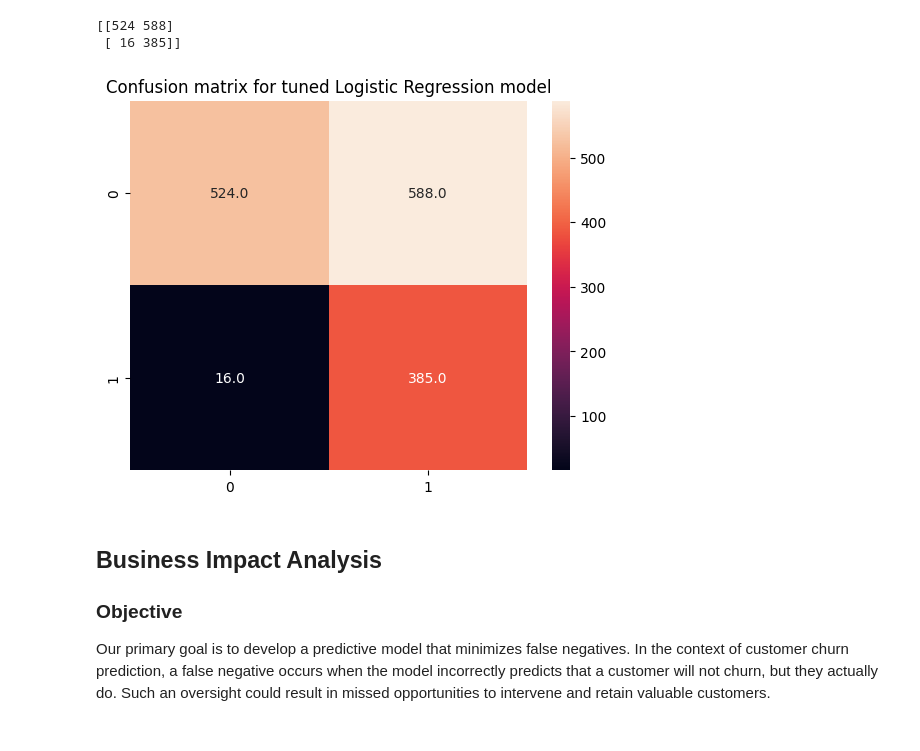
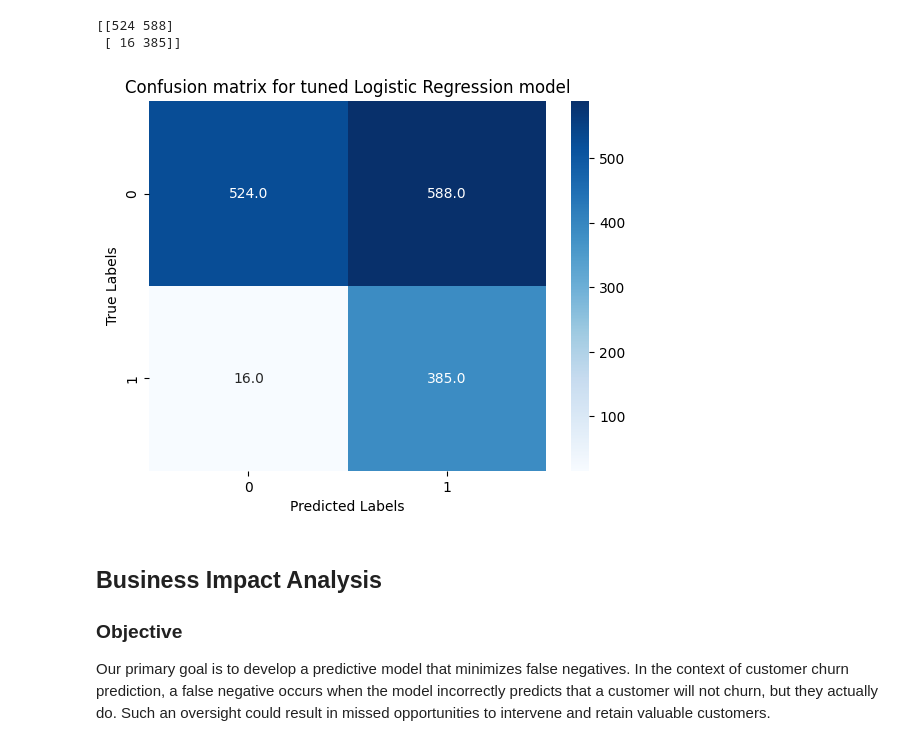
Before and after one commit to murithidenisgitobu/Vodafone_Corporation_Customer_Churn_Prediction, a Jupyter notebook: Customer_Churn_Prediction_Notebook.ipynb, the cells around one changed output. Cells and saved outputs as stored; diff of their text form; code cells hidden in the pictures.

Commit message:
Final Model, Final commit

```diff
--- a/Customer_Churn_Prediction_Notebook.ipynb
+++ b/Customer_Churn_Prediction_Notebook.ipynb
@@ -1343,7 +1347,7 @@ param_grid = {
 }
 
 # Initialize RandomizedSearchCV
-random_search_gb = RandomizedSearchCV(estimator=loaded_gb, param_distributions=param_grid, scoring='accuracy',
+random_search_gb = RandomizedSearchCV(estimator=best_gradient_boosting_model, param_distributions=param_grid, scoring='accuracy',
                                       cv=5, n_jobs=-1, n_iter=150, random_state=42, verbose=2)
 
 # Fit the randomized search on the train data
@@ -1477,7 +1483,7 @@ param_grid = {
 }
 
 # Initialize GridSearchCV
-grid_search_LR= GridSearchCV(loaded_LR_pipeline, param_grid, cv=5, verbose=1, n_jobs=-1)
+grid_search_LR= GridSearchCV(best_logistic_regression_model, param_grid, cv=5, verbose=1, n_jobs=-1)
 
 # Assuming X_train and y_train are your training data
 grid_search_LR.fit(X_train, y_train_encoded)
@@ -1499,7 +1505,7 @@ best_model_LR = grid_search_LR.best_estimator_
 y_pred_proba = best_model_LR.predict_proba(X_test)[:, 1]
 
 # Apply the specified threshold to convert probabilities to binary predictions
-predictions = (y_pred_proba > 0.090750).astype(int)
+predictions = (y_pred_proba > LR_threshold).astype(int)
 
 # Compute the confusion matrix
 threshold_matrix = confusion_matrix(y_test_encoded, predictions)
@@ -1509,11 +1515,13 @@ print(threshold_matrix)
  [ 16 385]]
 # %%
 # visualize confusion matrix
-sns.heatmap(threshold_matrix, annot=True, fmt='.1f')
+sns.heatmap(threshold_matrix, annot=True, fmt='.1f', cmap='Blues')
 plt.title("Confusion matrix for tuned Logistic Regression model")
+plt.xlabel('Predicted Labels')
+plt.ylabel('True Labels')
 plt.show()
 # %% [output]
-[figure, old version]
+[figure, new version]
 # %% [markdown]
 ## **Business Impact Analysis**
 
```
Also changed, not shown: parts of 12 cells of this notebook, 2 other files.
